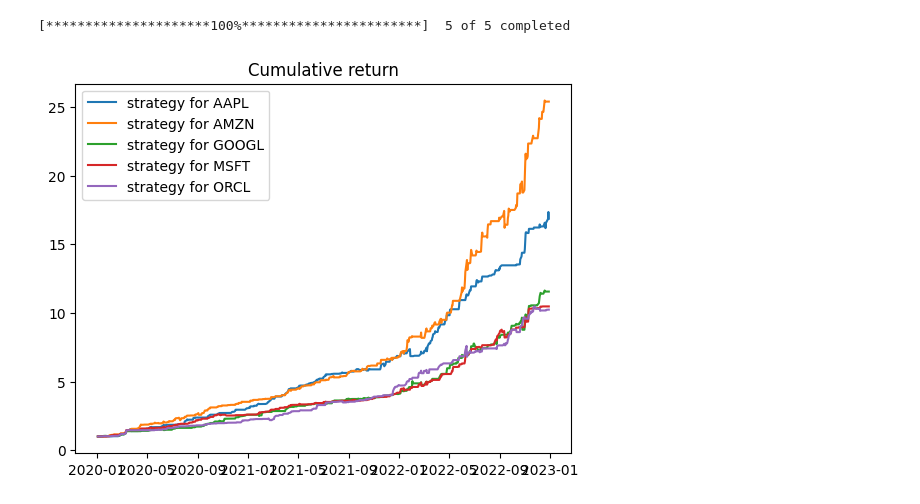
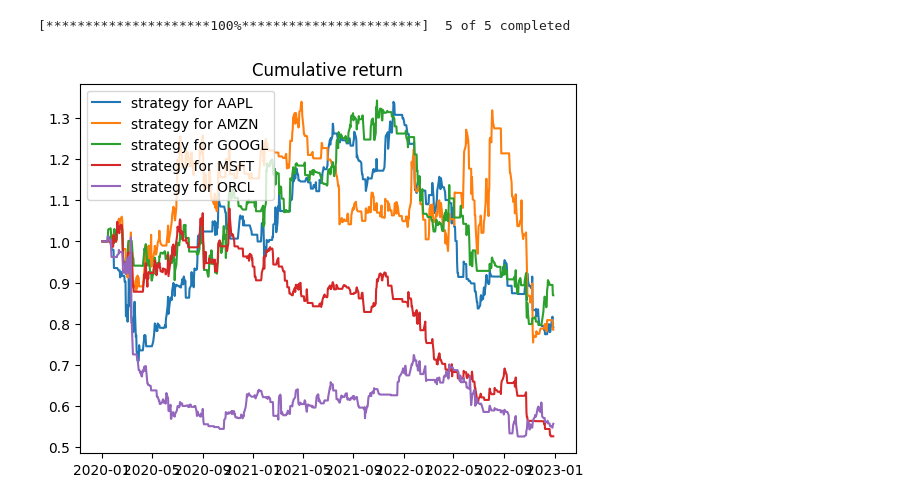
Before and after one commit to khanhtrinh2003/Finance, a Jupyter notebook: Technical analysis/no_name_strategy.ipynb, the cells around one changed output. Drawn from its saved outputs; the diff is of its cells as text; code cells hidden in the pictures.

```diff
--- a/Technical analysis/no_name_strategy.ipynb
+++ b/Technical analysis/no_name_strategy.ipynb
@@ -26,8 +26,8 @@ class Result():
         self.data["prob"]=(self.data["positive_price"].rolling(window=self.lag).sum())/(data[self.ticker].rolling(window=self.lag).sum())
 
     def get_return(self):
-        sig = 1*(self.data["prob"]>0.7)-1*(self.data["prob"]<0.3)
-        r = (sig[:-1]*self.data["return"][1:])
+        sig = 1*(self.data["prob"]>0.6)-1*(self.data["prob"]<0.4)
+        r = (sig*self.data["return"].shift(-1))
         return r
 
     def get_strategy_return(self):
@@ -51,14 +51,14 @@ class Result():
         plt.legend()
 # %%
 m = []
-lag=5
+lag=10
 for i in data.columns:
     m.append(Result(pd.DataFrame(data[i]),lag,i))
 
 for i in m:
     i.get_plot()
 # %% [output]
-[figure, old version]
+[figure, new version]
 # %%
 for i in m:
     print(f"{i.ticker}\n{i.get_summary()}\n\n")
```
Also changed, not shown: parts of 1 cell of this notebook, 5 other files.
